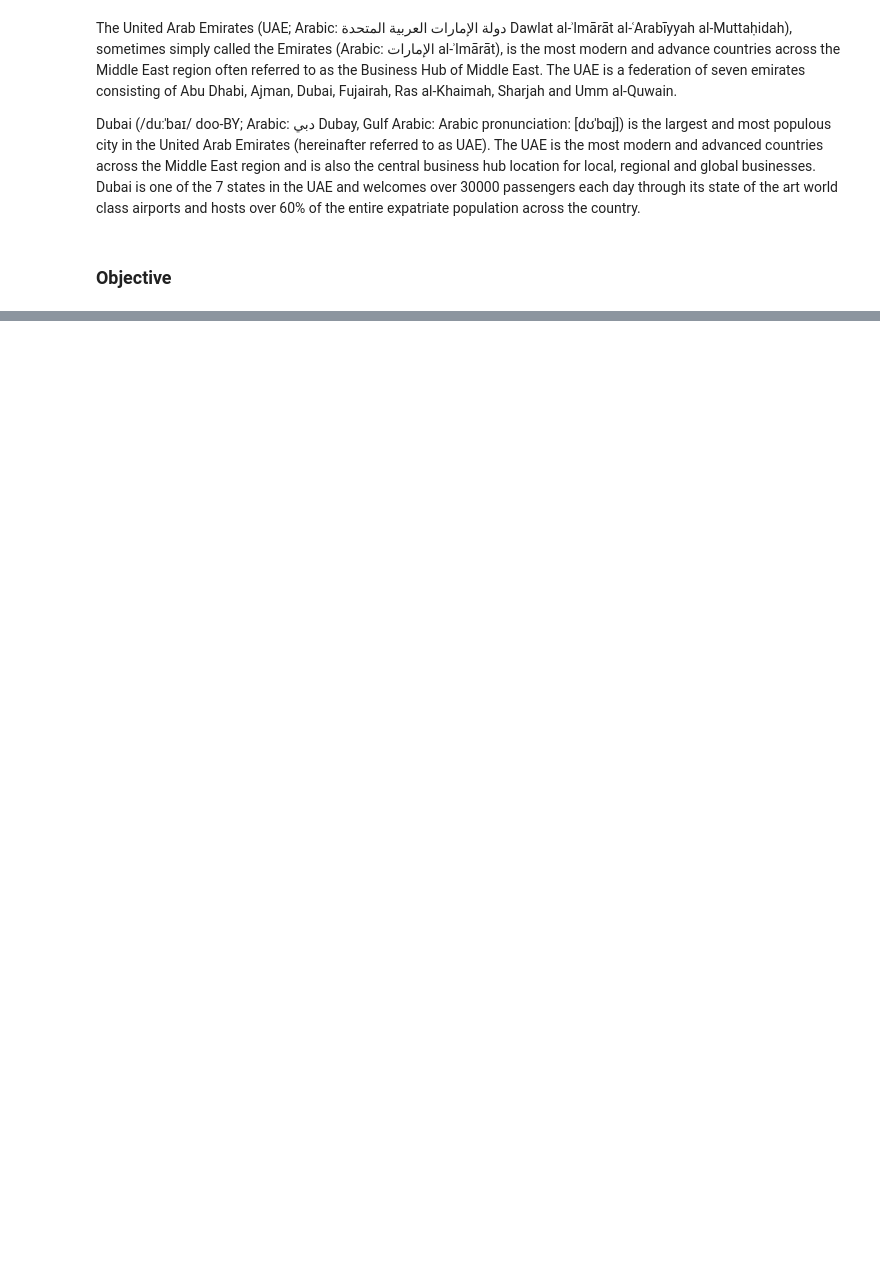
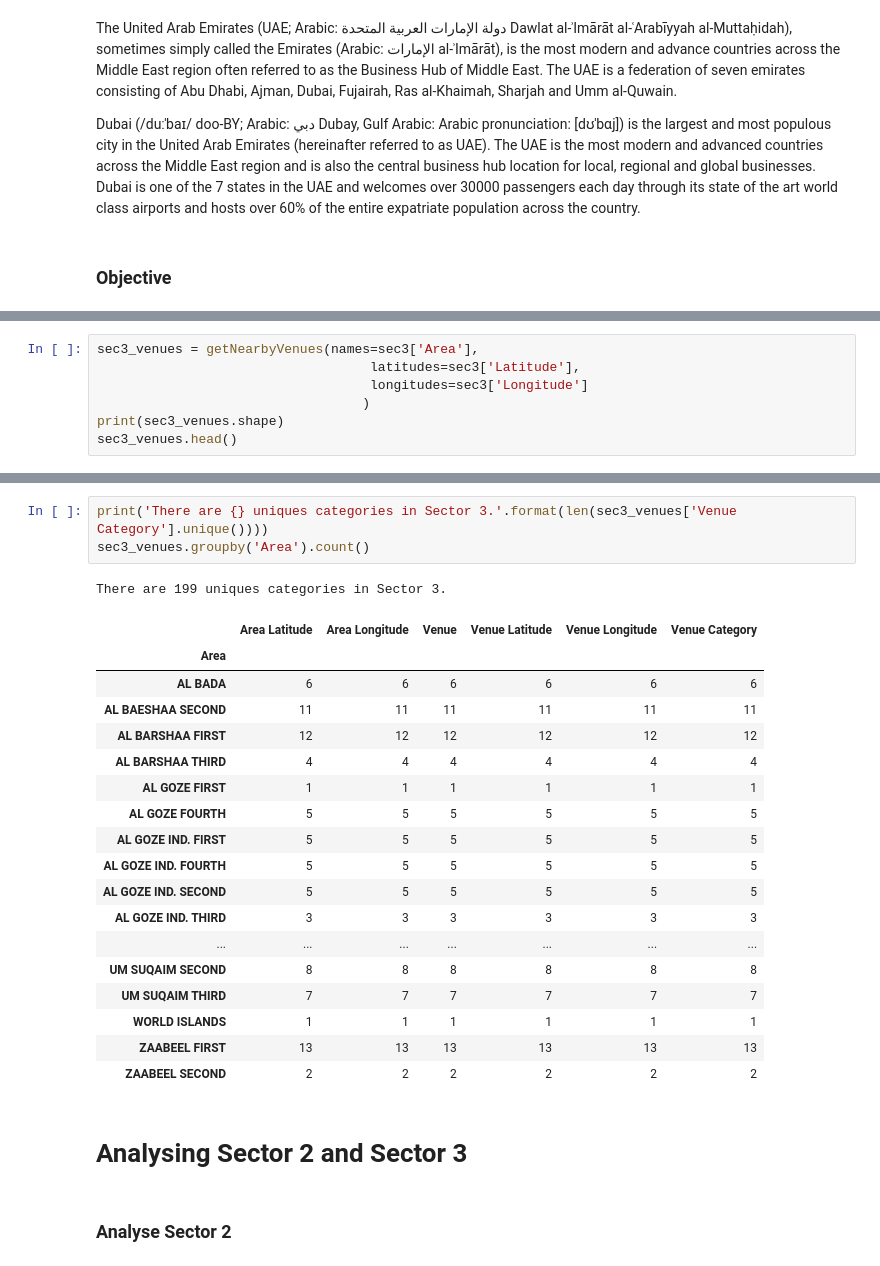
Before and after one commit to ecopk/Coursera_Capstone, a Jupyter notebook: The_Battle_Of_Neighborhoods.ipynb, the cells around one changed output, grey strips where cells are left out. Saved outputs shown, nothing was run; the diff lists cells and outputs as text; blank space fills up the shorter version.

```diff
--- a/The_Battle_Of_Neighborhoods.ipynb
+++ b/The_Battle_Of_Neighborhoods.ipynb
@@ -17,0 +276,7 @@ Our project is envisaged to analyze and classify areas of Dubai by leveraging Fo
+# %%
+sec3_venues = getNearbyVenues(names=sec3['Area'],
+                                   latitudes=sec3['Latitude'],
+                                   longitudes=sec3['Longitude']
+                                  )
+print(sec3_venues.shape)
+sec3_venues.head()
@@ -17,0 +307,27 @@ Our project is envisaged to analyze and classify areas of Dubai by leveraging Fo
+# %%
+print('There are {} uniques categories in Sector 3.'.format(len(sec3_venues['Venue Category'].unique())))
+sec3_venues.groupby('Area').count()
+# %% [output]
+There are 199 uniques categories in Sector 3.
+|  | Area Latitude | Area Longitude | Venue | Venue Latitude | Venue Longitude | Venue Category |
+| Area |  |  |  |  |  |  |
+| AL BADA | 6 | 6 | 6 | 6 | 6 | 6 |
+| AL BAESHAA SECOND | 11 | 11 | 11 | 11 | 11 | 11 |
+| AL BARSHAA FIRST | 12 | 12 | 12 | 12 | 12 | 12 |
+| AL BARSHAA THIRD | 4 | 4 | 4 | 4 | 4 | 4 |
+| AL GOZE FIRST | 1 | 1 | 1 | 1 | 1 | 1 |
+| AL GOZE FOURTH | 5 | 5 | 5 | 5 | 5 | 5 |
+| AL GOZE IND. FIRST | 5 | 5 | 5 | 5 | 5 | 5 |
+| AL GOZE IND. FOURTH | 5 | 5 | 5 | 5 | 5 | 5 |
+| AL GOZE IND. SECOND | 5 | 5 | 5 | 5 | 5 | 5 |
+| AL GOZE IND. THIRD | 3 | 3 | 3 | 3 | 3 | 3 |
+| ... | ... | ... | ... | ... | ... | ... |
+| UM SUQAIM SECOND | 8 | 8 | 8 | 8 | 8 | 8 |
+| UM SUQAIM THIRD | 7 | 7 | 7 | 7 | 7 | 7 |
+| WORLD ISLANDS | 1 | 1 | 1 | 1 | 1 | 1 |
+| ZAABEEL FIRST | 13 | 13 | 13 | 13 | 13 | 13 |
+| ZAABEEL SECOND | 2 | 2 | 2 | 2 | 2 | 2 |
+# %% [markdown]
+# Analysing Sector 2 and Sector 3
+# %% [markdown]
+### Analyse Sector 2
```
Also changed, not shown: parts of 66 cells of this notebook.
